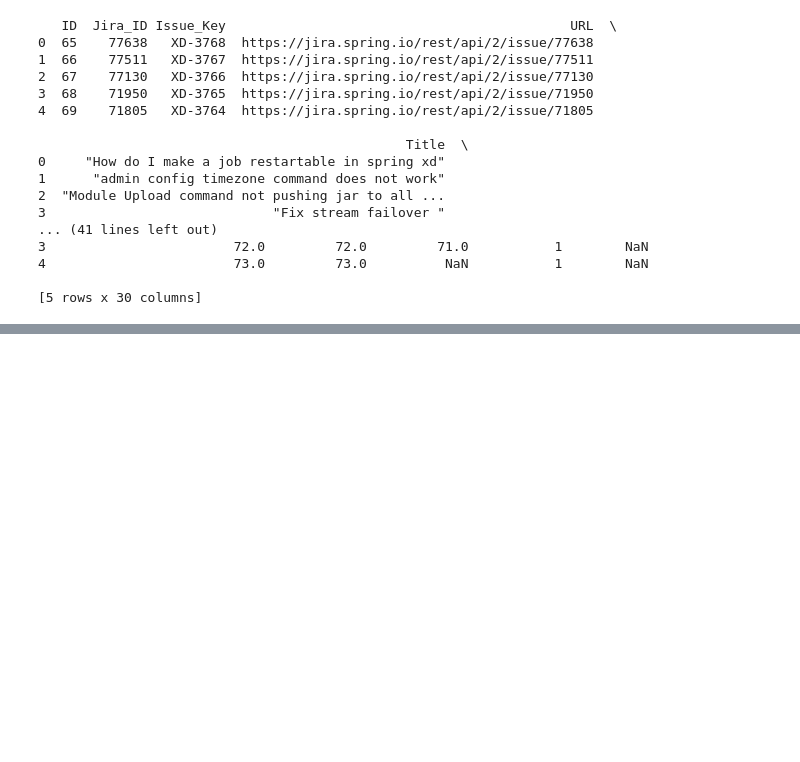
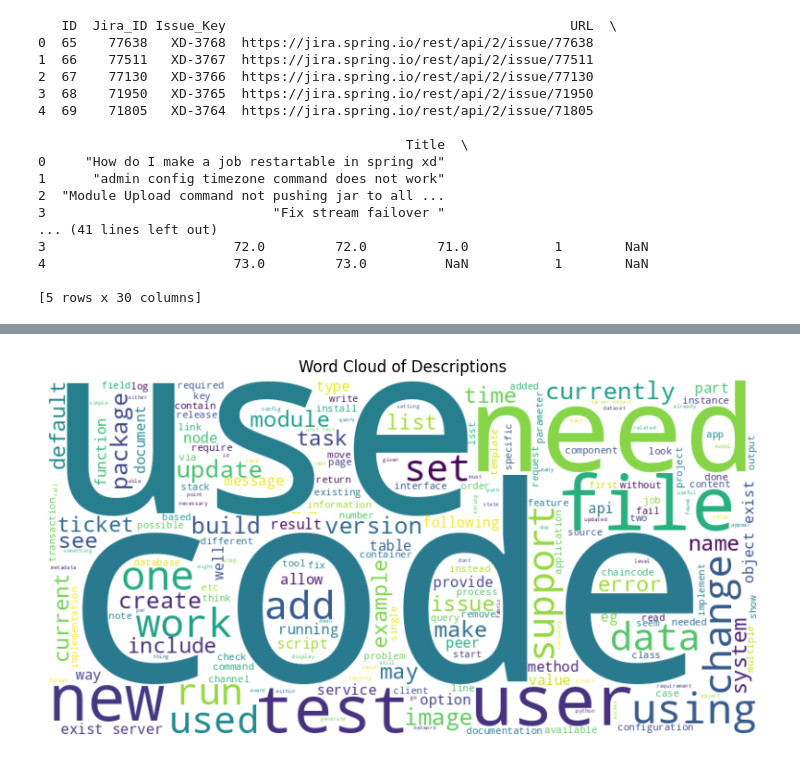
Before and after one commit to udaykirankavaturu/software-effort-estimation-using-llm, a Jupyter notebook: notebook.ipynb, the cells around one changed output, grey strips where cells are left out. Saved outputs shown, nothing was run; the diff lists cells and outputs as text; code cells hidden in the pictures; blank space fills up the shorter version.

```diff
--- a/notebook.ipynb
+++ b/notebook.ipynb
@@ -44,0 +244,10 @@ print(df.head())
+# %%
+# extract english stop words
+stop_words = set(nltk.corpus.stopwords.words('english'))
+# %%
+# define a function to remove stop words
+def remove_stopwords(text):
+    return ' '.join([word for word in text.split() if word not in stop_words])
+# %%
+# apply remove_stopwords function on cleaned descriptions
+df['Cleaned_Description'] = df['Cleaned_Description'].apply(remove_stopwords)
@@ -44,0 +269,6 @@ print(df.head())
+# %%
+# check common words
+all_words = ' '.join(df['Cleaned_Description']).split()
+word_freq = Counter(all_words)
+common_words = word_freq.most_common(10)
+common_words
@@ -44,0 +286,11 @@ print(df.head())
+# %%
+# show word cloud
+wordcloud = WordCloud(width=800, height=400, background_color='white').generate(' '.join(all_words))
+
+plt.figure(figsize=(10, 5))
+plt.imshow(wordcloud, interpolation='bilinear')
+plt.axis('off')
+plt.title('Word Cloud of Descriptions')
+plt.show()
+# %% [output]
+[figure, added]
```
Also changed, not shown: parts of 32 cells of this notebook, 1 other file.
